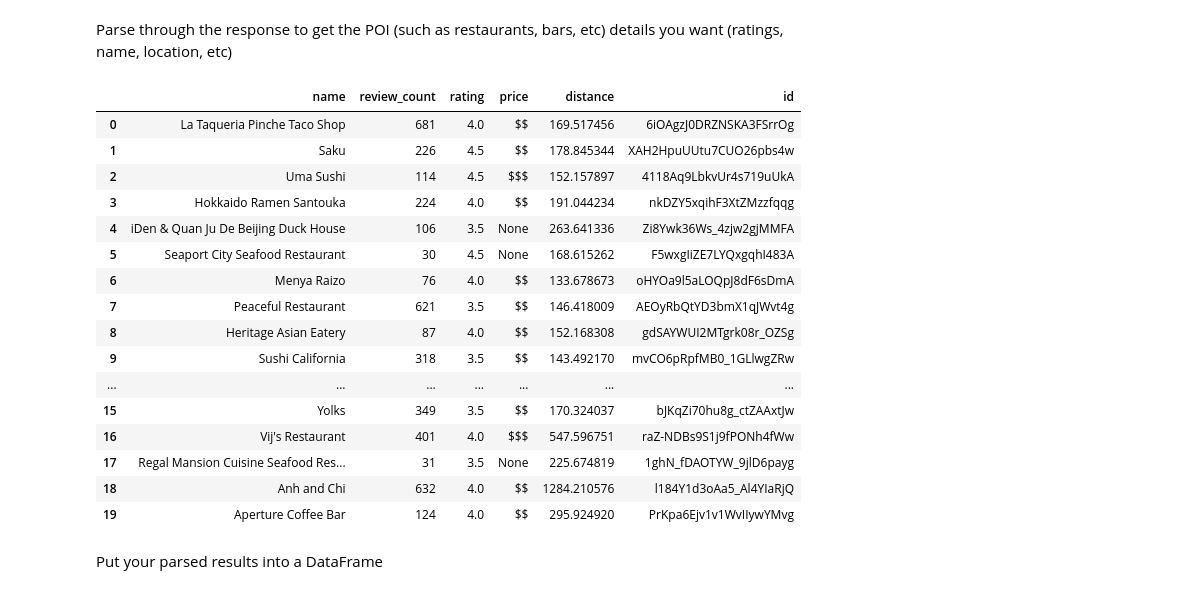
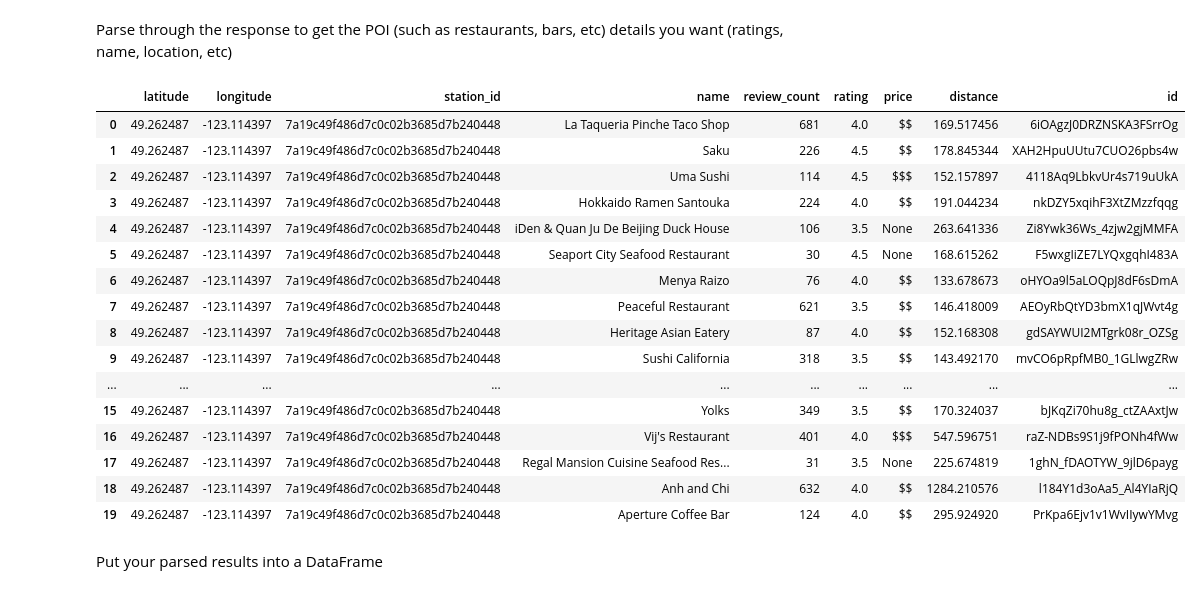
Before and after one commit to j-lepard/LHL-Statistics, a Jupyter notebook: notebooks/yelp_foursquare_EDA.ipynb, the cells around one changed output. Saved outputs shown, nothing was run; the diff lists cells and outputs as text; code cells hidden in the pictures.

Commit message:
Yelp GOOD for loop of 1.

```diff
--- a/notebooks/yelp_foursquare_EDA.ipynb
+++ b/notebooks/yelp_foursquare_EDA.ipynb
@@ -212,15 +212,16 @@ for index, row in vancouver_stations_TEST.iterrows():
     longitude = row['longitude']
     station_id = row['id']
     result_list = yelp_API_call(latitude, longitude)
-    all_results.append(result_list)
-# #
-#     for result in result_list:
-#         # Create a new dictionary with latitude and longitude, id of station, then update it with the result dictionary
-#         combined_result = {'latitude': latitude, 'longitude': longitude, 'station_id': station_id}
-#         combined_result.update(result)
-#
-#     ## Append the combined dictionary to 'all_results'
-#     all_results.append(combined_result)
-# print("This is all results:")
-all_results
+    # all_results.append(result_list)
+
+
+    for result in result_list:
+            # Create a new dictionary with latitude and longitude, id of station, then update it with the result dictionary
+            combined_result = {'latitude': latitude, 'longitude': longitude, 'station_id': station_id}
+            combined_result.update(result)
+
+        ## Append the combined dictionary to 'all_results'
+            all_results.append(combined_result)
+    print("This is all results:")
+    print(all_results)
 # %% [output]
@@ -244,26 +230,26 @@ all_results
 # %% [markdown]
 Parse through the response to get the POI (such as restaurants, bars, etc) details you want (ratings, name, location, etc)
 # %%
-df_yelp = pd.DataFrame(all_results[0])
+df_yelp = pd.DataFrame(all_results)
 df_yelp
 # %% [output]
-|  | name | review_count | rating | price | distance | id |
-| 0 | La Taqueria Pinche Taco Shop | 681 | 4.0 | $$ | 169.517456 | 6iOAgzJ0DRZNSKA3FSrrOg |
-| 1 | Saku | 226 | 4.5 | $$ | 178.845344 | XAH2HpuUUtu7CUO26pbs4w |
-| 2 | Uma Sushi | 114 | 4.5 | $$$ | 152.157897 | 4118Aq9LbkvUr4s719uUkA |
-| 3 | Hokkaido Ramen Santouka | 224 | 4.0 | $$ | 191.044234 | nkDZY5xqihF3XtZMzzfqqg |
-| 4 | iDen & Quan Ju De Beijing Duck House | 106 | 3.5 | None | 263.641336 | Zi8Ywk36Ws_4zjw2gjMMFA |
-| 5 | Seaport City Seafood Restaurant | 30 | 4.5 | None | 168.615262 | F5wxgIiZE7LYQxgqhI483A |
-| 6 | Menya Raizo | 76 | 4.0 | $$ | 133.678673 | oHYOa9l5aLOQpJ8dF6sDmA |
-| 7 | Peaceful Restaurant | 621 | 3.5 | $$ | 146.418009 | AEOyRbQtYD3bmX1qJWvt4g |
-| 8 | Heritage Asian Eatery | 87 | 4.0 | $$ | 152.168308 | gdSAYWUI2MTgrk08r_OZSg |
-| 9 | Sushi California | 318 | 3.5 | $$ | 143.492170 | mvCO6pRpfMB0_1GLlwgZRw |
-| ... | ... | ... | ... | ... | ... | ... |
-| 15 | Yolks | 349 | 3.5 | $$ | 170.324037 | bJKqZi70hu8g_ctZAAxtJw |
-| 16 | Vij's Restaurant | 401 | 4.0 | $$$ | 547.596751 | raZ-NDBs9S1j9fPONh4fWw |
-| 17 | Regal Mansion Cuisine Seafood Res... | 31 | 3.5 | None | 225.674819 | 1ghN_fDAOTYW_9jlD6payg |
-| 18 | Anh and Chi | 632 | 4.0 | $$ | 1284.210576 | l184Y1d3oAa5_Al4YIaRjQ |
-| 19 | Aperture Coffee Bar | 124 | 4.0 | $$ | 295.924920 | PrKpa6Ejv1v1WvIIywYMvg |
+|  | latitude | longitude | station_id | name | review_count | rating | price | distance | id |
+| 0 | 49.262487 | -123.114397 | 7a19c49f486d7c0c02b3685d7b240448 | La Taqueria Pinche Taco Shop | 681 | 4.0 | $$ | 169.517456 | 6iOAgzJ0DRZNSKA3FSrrOg |
+| 1 | 49.262487 | -123.114397 | 7a19c49f486d7c0c02b3685d7b240448 | Saku | 226 | 4.5 | $$ | 178.845344 | XAH2HpuUUtu7CUO26pbs4w |
+| 2 | 49.262487 | -123.114397 | 7a19c49f486d7c0c02b3685d7b240448 | Uma Sushi | 114 | 4.5 | $$$ | 152.157897 | 4118Aq9LbkvUr4s719uUkA |
+| 3 | 49.262487 | -123.114397 | 7a19c49f486d7c0c02b3685d7b240448 | Hokkaido Ramen Santouka | 224 | 4.0 | $$ | 191.044234 | nkDZY5xqihF3XtZMzzfqqg |
+| 4 | 49.262487 | -123.114397 | 7a19c49f486d7c0c02b3685d7b240448 | iDen & Quan Ju De Beijing Duck House | 106 | 3.5 | None | 263.641336 | Zi8Ywk36Ws_4zjw2gjMMFA |
+| 5 | 49.262487 | -123.114397 | 7a19c49f486d7c0c02b3685d7b240448 | Seaport City Seafood Restaurant | 30 | 4.5 | None | 168.615262 | F5wxgIiZE7LYQxgqhI483A |
+| 6 | 49.262487 | -123.114397 | 7a19c49f486d7c0c02b3685d7b240448 | Menya Raizo | 76 | 4.0 | $$ | 133.678673 | oHYOa9l5aLOQpJ8dF6sDmA |
+| 7 | 49.262487 | -123.114397 | 7a19c49f486d7c0c02b3685d7b240448 | Peaceful Restaurant | 621 | 3.5 | $$ | 146.418009 | AEOyRbQtYD3bmX1qJWvt4g |
+| 8 | 49.262487 | -123.114397 | 7a19c49f486d7c0c02b3685d7b240448 | Heritage Asian Eatery | 87 | 4.0 | $$ | 152.168308 | gdSAYWUI2MTgrk08r_OZSg |
+| 9 | 49.262487 | -123.114397 | 7a19c49f486d7c0c02b3685d7b240448 | Sushi California | 318 | 3.5 | $$ | 143.492170 | mvCO6pRpfMB0_1GLlwgZRw |
+| ... | ... | ... | ... | ... | ... | ... | ... | ... | ... |
+| 15 | 49.262487 | -123.114397 | 7a19c49f486d7c0c02b3685d7b240448 | Yolks | 349 | 3.5 | $$ | 170.324037 | bJKqZi70hu8g_ctZAAxtJw |
+| 16 | 49.262487 | -123.114397 | 7a19c49f486d7c0c02b3685d7b240448 | Vij's Restaurant | 401 | 4.0 | $$$ | 547.596751 | raZ-NDBs9S1j9fPONh4fWw |
+| 17 | 49.262487 | -123.114397 | 7a19c49f486d7c0c02b3685d7b240448 | Regal Mansion Cuisine Seafood Res... | 31 | 3.5 | None | 225.674819 | 1ghN_fDAOTYW_9jlD6payg |
+| 18 | 49.262487 | -123.114397 | 7a19c49f486d7c0c02b3685d7b240448 | Anh and Chi | 632 | 4.0 | $$ | 1284.210576 | l184Y1d3oAa5_Al4YIaRjQ |
+| 19 | 49.262487 | -123.114397 | 7a19c49f486d7c0c02b3685d7b240448 | Aperture Coffee Bar | 124 | 4.0 | $$ | 295.924920 | PrKpa6Ejv1v1WvIIywYMvg |
 # %% [markdown]
 Put your parsed results into a DataFrame
 # %% [markdown]
```
Also changed, not shown: parts of 1 cell of this notebook.
